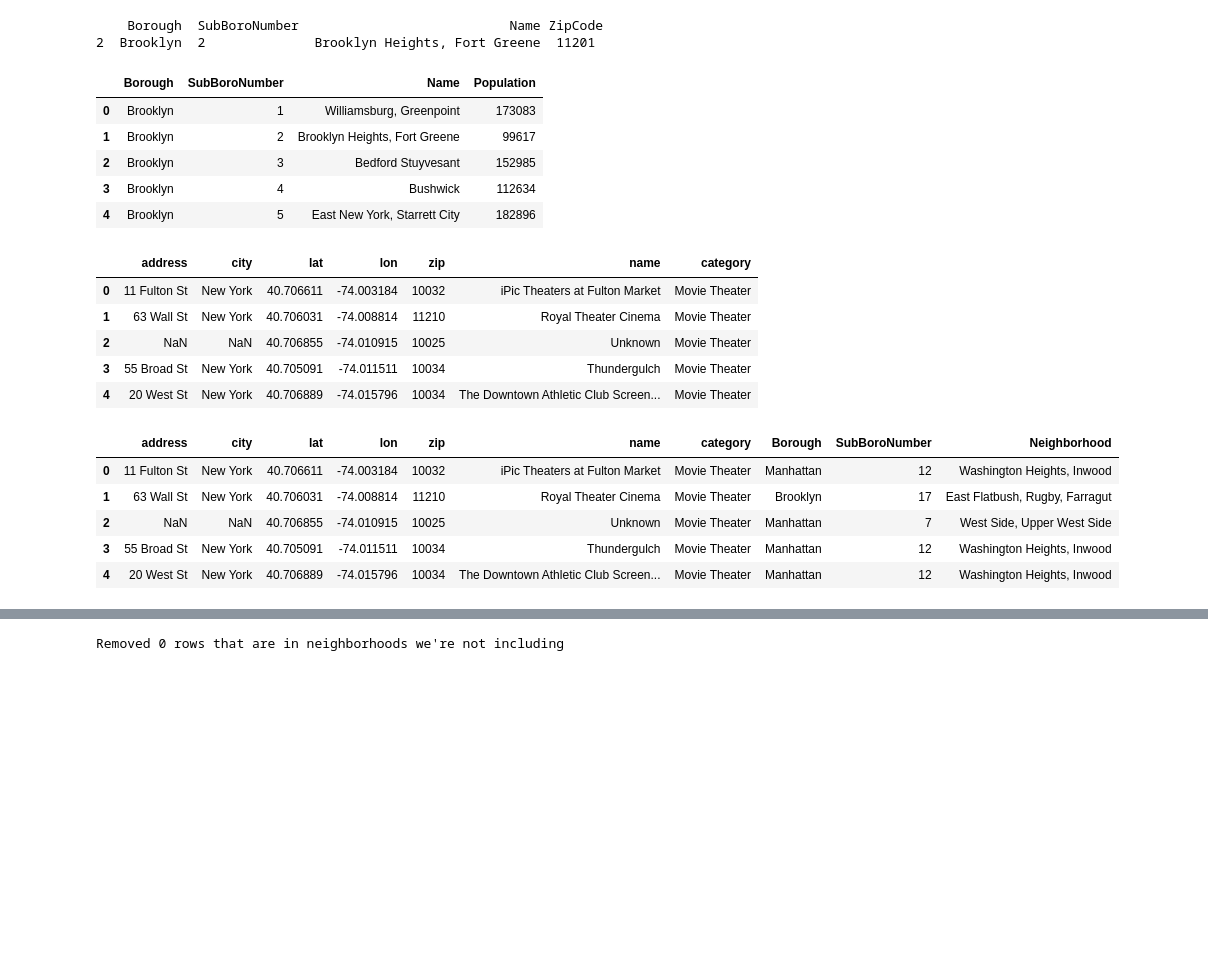
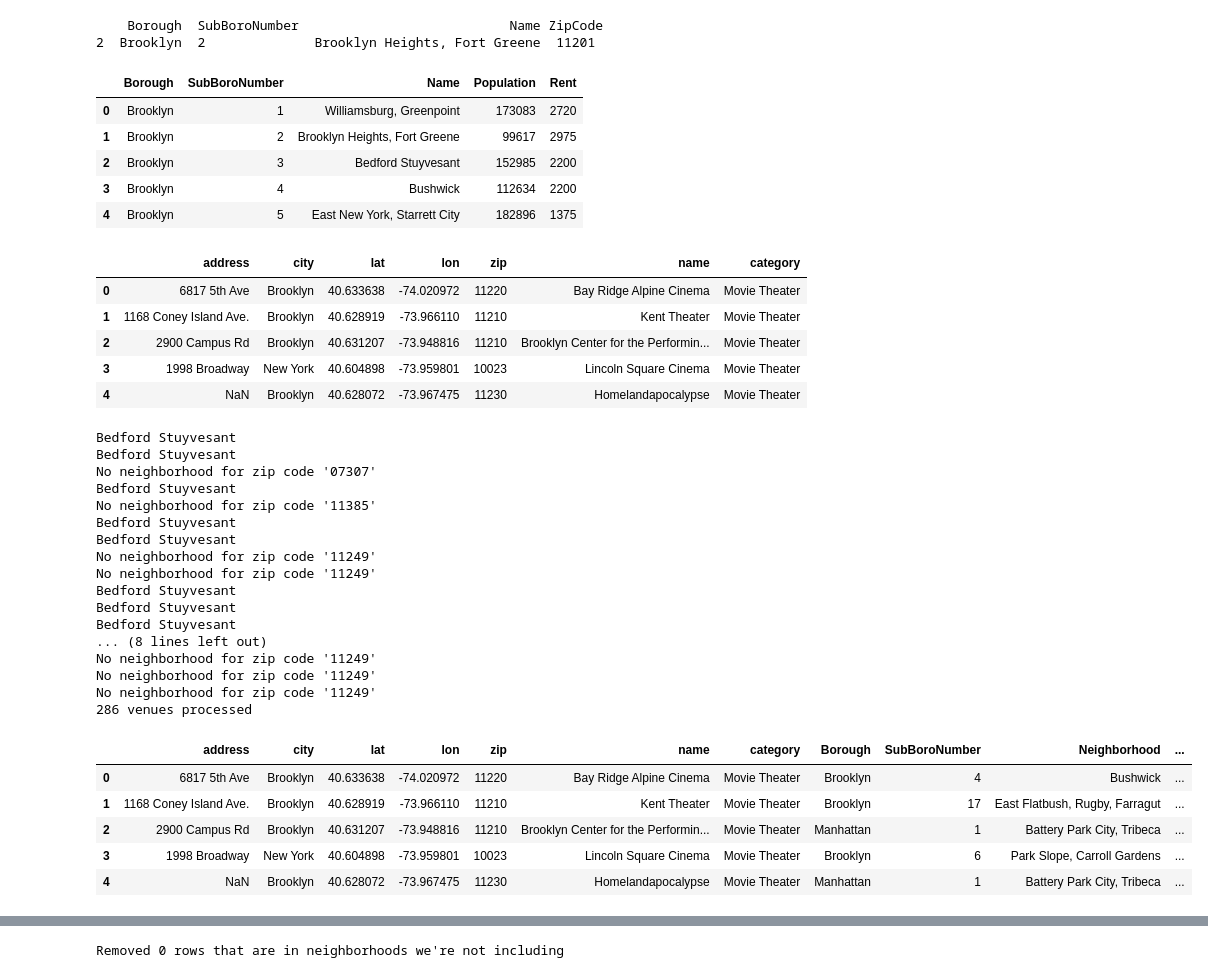
Before and after one commit to jimcole23/Capstone, a Jupyter notebook: Test.ipynb, the cells around one changed output, grey strips where cells are left out. Cells and saved outputs as stored; diff of their text form; code cells hidden in the pictures; blank space fills up the shorter version.

```diff
--- a/Test.ipynb
+++ b/Test.ipynb
@@ -47,6 +48,7 @@ from tabulate import tabulate
 # %%
 ###### Retrieve all categories and sub-categories from FourSquare
 VERSION = '20180604'
+LIMIT=50
 url = 'https://api.foursquare.com/v2/venues/categories?client_id={}&client_secret={}&v={}'.format(CLIENT_ID, CLIENT_SECRET, VERSION)
 results = requests.get(url).json()
 
@@ -92,6 +94,6 @@ dfAllCategories = dfAllCategories.set_index(['name'])
 
 print("There are " + str(dfAllCategories.shape[0]) + " categories and sub-categories in FourSquare")
 # Show the data
-print(tabulate(dfAllCategories, headers=['Name', 'Parent', 'ID']))
+#print(tabulate(dfAllCategories, headers=['Name', 'Parent', 'ID']))
 # %% [output]
 There are 466 categories and sub-categories in FourSquare
@@ -183,22 +171,26 @@ for aCategory in categoriesToFind:
         neLat = row.NELAT
         neLon = row.NELON
 
-        url = 'https://api.foursquare.com/v2/venues/search?intent=browse&client_id={}&client_secret={}&sw={},{}&ne={},{}&v={}&categoryId={}&'\
-    .format(CLIENT_ID, CLIENT_SECRET, swLat, swLon, neLat, neLon, VERSION, categoryID)
+        url = 'https://api.foursquare.com/v2/venues/search?intent=browse&client_id={}&client_secret={}&sw={},{}&ne={},{}&v={}&categoryId={}&limit={}'\
+    .format(CLIENT_ID, CLIENT_SECRET, swLat, swLon, neLat, neLon, VERSION, categoryID, LIMIT)
         results = requests.get(url).json()
 
         # assign relevant part of JSON to venues
         venues = results['response']['venues']
+#       print(len(venues))
 
         # tranform venues into a dataframe
         dfOneRect = json_normalize(venues)
         dfOneRect['category'] = categoryName
-#        print('Retrieved ' + str(dfOneRect.shape[0]) + ' for categoryID=' + categoryID)
-#        print()
+#       print('Retrieved ' + str(dfOneRect.shape[0]) + ' for categoryID=' + categoryID)
+#       print()
 
         # append that dataframe to the one containing all rectangles' venues
         dfAllVenues = pd.concat([dfAllVenues, dfOneRect], sort=False)
 
+        time.sleep(1)
+
+# Drop the columns other than the ones listed in the next line
 dfAllVenues.drop(dfAllVenues.columns.difference(['category', 'name', 'location.postalCode', \
                                 'location.address', 'location.city', 'location.lat', 'location.lng']), 1, inplace=True)
 
@@ -315,62 +301,86 @@ print(dfNeighborhoodZipcodes.loc[dfNeighborhoodZipcodes['ZipCode'] == "11201"])
 #  SubBoroNumber: An identifier created by New York City to identify sections of each borough
 #  Name: The name of the neighborhood(s) (sub-boro)
 #  Population: The number of people living in the neighborhood as of the 2010 census
+#  Rent: The median rent for a 1-bedroom apartment
 # We can match rows in this data to rows in the zip code file by matching Borough andSubBohoNumber,
 # or more directly by matching the neighborhood name
 
-wrapper = io.TextIOWrapper(project.get_file("Brooklyn and Manhattan Population By Neighborhood.csv"), encoding='utf-8')
+wrapper = io.TextIOWrapper(project.get_file("Brooklyn and Manhattan Population And Rent By Neighborhood.csv"), encoding='utf-8')
 dfNeighborhoodPopulation = pd.read_csv(wrapper)
 dfNeighborhoodPopulation.head()
 # %% [output]
-|  | Borough | SubBoroNumber | Name | Population |
-| 0 | Brooklyn | 1 | Williamsburg, Greenpoint | 173083 |
-| 1 | Brooklyn | 2 | Brooklyn Heights, Fort Greene | 99617 |
-| 2 | Brooklyn | 3 | Bedford Stuyvesant | 152985 |
-| 3 | Brooklyn | 4 | Bushwick | 112634 |
-| 4 | Brooklyn | 5 | East New York, Starrett City | 182896 |
+|  | Borough | SubBoroNumber | Name | Population | Rent |
+| 0 | Brooklyn | 1 | Williamsburg, Greenpoint | 173083 | 2720 |
+| 1 | Brooklyn | 2 | Brooklyn Heights, Fort Greene | 99617 | 2975 |
+| 2 | Brooklyn | 3 | Bedford Stuyvesant | 152985 | 2200 |
+| 3 | Brooklyn | 4 | Bushwick | 112634 | 2200 |
+| 4 | Brooklyn | 5 | East New York, Starrett City | 182896 | 1375 |
 # %%
 dfAllVenues.head()
 # %% [output]
 |  | address | city | lat | lon | zip | name | category |
-| 0 | 11 Fulton St | New York | 40.706611 | -74.003184 | 10032 | iPic Theaters at Fulton Market | Movie Theater |
-| 1 | 63 Wall St | New York | 40.706031 | -74.008814 | 11210 | Royal Theater Cinema | Movie Theater |
-| 2 | NaN | NaN | 40.706855 | -74.010915 | 10025 | Unknown | Movie Theater |
-| 3 | 55 Broad St | New York | 40.705091 | -74.011511 | 10034 | Thundergulch | Movie Theater |
-| 4 | 20 West St | New York | 40.706889 | -74.015796 | 10034 | The Downtown Athletic Club Screen... | Movie Theater |
+| 0 | 6817 5th Ave | Brooklyn | 40.633638 | -74.020972 | 11220 | Bay Ridge Alpine Cinema | Movie Theater |
+| 1 | 1168 Coney Island Ave. | Brooklyn | 40.628919 | -73.966110 | 11210 | Kent Theater | Movie Theater |
+| 2 | 2900 Campus Rd | Brooklyn | 40.631207 | -73.948816 | 11210 | Brooklyn Center for the Performin... | Movie Theater |
+| 3 | 1998 Broadway | New York | 40.604898 | -73.959801 | 10023 | Lincoln Square Cinema | Movie Theater |
+| 4 | NaN | Brooklyn | 40.628072 | -73.967475 | 11230 | Homelandapocalypse | Movie Theater |
 # %%
 # Now that we have the venues (with zip codes), and a way to look up
 # a neighborhood for a particular zip code, iterate over dfAllVenues,
 # adding the neighborhood to each entry.
 
 # Start by adding the columns that exist in dfNeighborhoodZipcodes to dfAllVenues
 dfAllVenues["Borough"] = ""
 dfAllVenues["SubBoroNumber"] = 0
 dfAllVenues["Neighborhood"] = ""
 
+numRowsProcessed = 0
 for index, row in dfAllVenues.iterrows():
+    numRowsProcessed = numRowsProcessed + 1
+
     zipCode = row.zip
     name = row.name
 
     # Get the neighborhood this zip code corresponds to
     dfNeighborhood = dfNeighborhoodZipcodes.loc[dfNeighborhoodZipcodes['ZipCode'] == zipCode]
     if (len(dfNeighborhood) == 0):
 #        print("No neighborhood for zip code " + zipCode + " for venue " + name)
         print("No neighborhood for zip code '" + zipCode + "'")
-        print(row)
     else:
         borough = dfNeighborhood.iloc[0]["Borough"]
         subBoro = dfNeighborhood.iloc[0]["SubBoroNumber"]
         neighborhood = dfNeighborhood.iloc[0]["Name"]
 
         dfAllVenues.at[index, 'Borough'] = borough
         dfAllVenues.at[index, 'SubBoroNumber'] = subBoro
         dfAllVenues.at[index, 'Neighborhood'] = neighborhood
+        dfAllVenues.at[index, 'ZipCode'] = zipCode
+        if (zipCode == "11238"):
+            print(neighborhood)
 
+print("{} venues processed".format(numRowsProcessed))
 dfAllVenues.head()
 # %% [output]
+Bedford Stuyvesant
+Bedford Stuyvesant
+No neighborhood for zip code '07307'
+Bedford Stuyvesant
+No neighborhood for zip code '11385'
+Bedford Stuyvesant
+Bedford Stuyvesant
+No neighborhood for zip code '11249'
+No neighborhood for zip code '11249'
+Bedford Stuyvesant
+Bedford Stuyvesant
+Bedford Stuyvesant
+... (8 lines left out)
+No neighborhood for zip code '11249'
+No neighborhood for zip code '11249'
+No neighborhood for zip code '11249'
+286 venues processed
-|  | address | city | lat | lon | zip | name | category | Borough | SubBoroNumber | Neighborhood |
-| 0 | 11 Fulton St | New York | 40.706611 | -74.003184 | 10032 | iPic Theaters at Fulton Market | Movie Theater | Manhattan | 12 | Washington Heights, Inwood |
-| 1 | 63 Wall St | New York | 40.706031 | -74.008814 | 11210 | Royal Theater Cinema | Movie Theater | Brooklyn | 17 | East Flatbush, Rugby, Farragut |
-| 2 | NaN | NaN | 40.706855 | -74.010915 | 10025 | Unknown | Movie Theater | Manhattan | 7 | West Side, Upper West Side |
-| 3 | 55 Broad St | New York | 40.705091 | -74.011511 | 10034 | Thundergulch | Movie Theater | Manhattan | 12 | Washington Heights, Inwood |
-| 4 | 20 West St | New York | 40.706889 | -74.015796 | 10034 | The Downtown Athletic Club Screen... | Movie Theater | Manhattan | 12 | Washington Heights, Inwood |
+|  | address | city | lat | lon | zip | name | category | Borough | SubBoroNumber | Neighborhood | ... |
+| 0 | 6817 5th Ave | Brooklyn | 40.633638 | -74.020972 | 11220 | Bay Ridge Alpine Cinema | Movie Theater | Brooklyn | 4 | Bushwick | ... |
+| 1 | 1168 Coney Island Ave. | Brooklyn | 40.628919 | -73.966110 | 11210 | Kent Theater | Movie Theater | Brooklyn | 17 | East Flatbush, Rugby, Farragut | ... |
+| 2 | 2900 Campus Rd | Brooklyn | 40.631207 | -73.948816 | 11210 | Brooklyn Center for the Performin... | Movie Theater | Manhattan | 1 | Battery Park City, Tribeca | ... |
+| 3 | 1998 Broadway | New York | 40.604898 | -73.959801 | 10023 | Lincoln Square Cinema | Movie Theater | Brooklyn | 6 | Park Slope, Carroll Gardens | ... |
+| 4 | NaN | Brooklyn | 40.628072 | -73.967475 | 11230 | Homelandapocalypse | Movie Theater | Manhattan | 1 | Battery Park City, Tribeca | ... |
```
Also changed, not shown: parts of 20 cells of this notebook.
